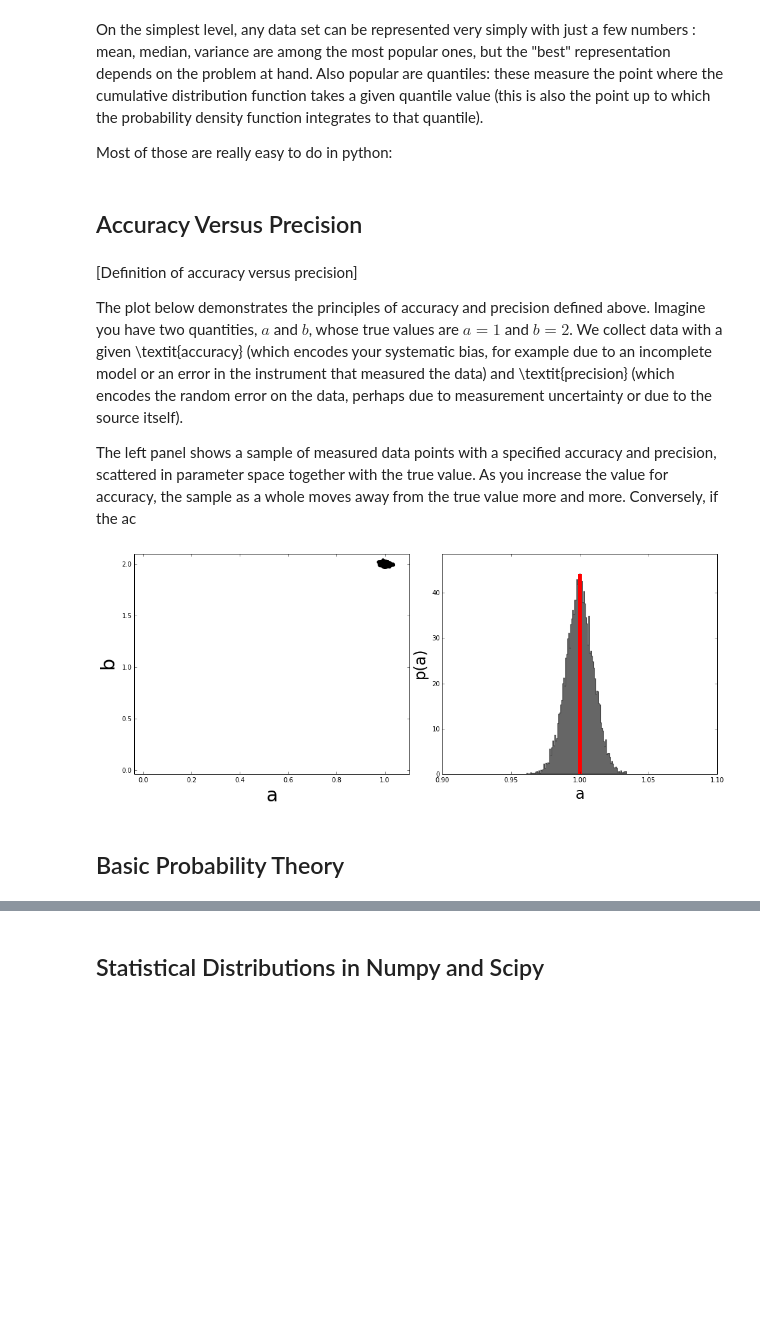
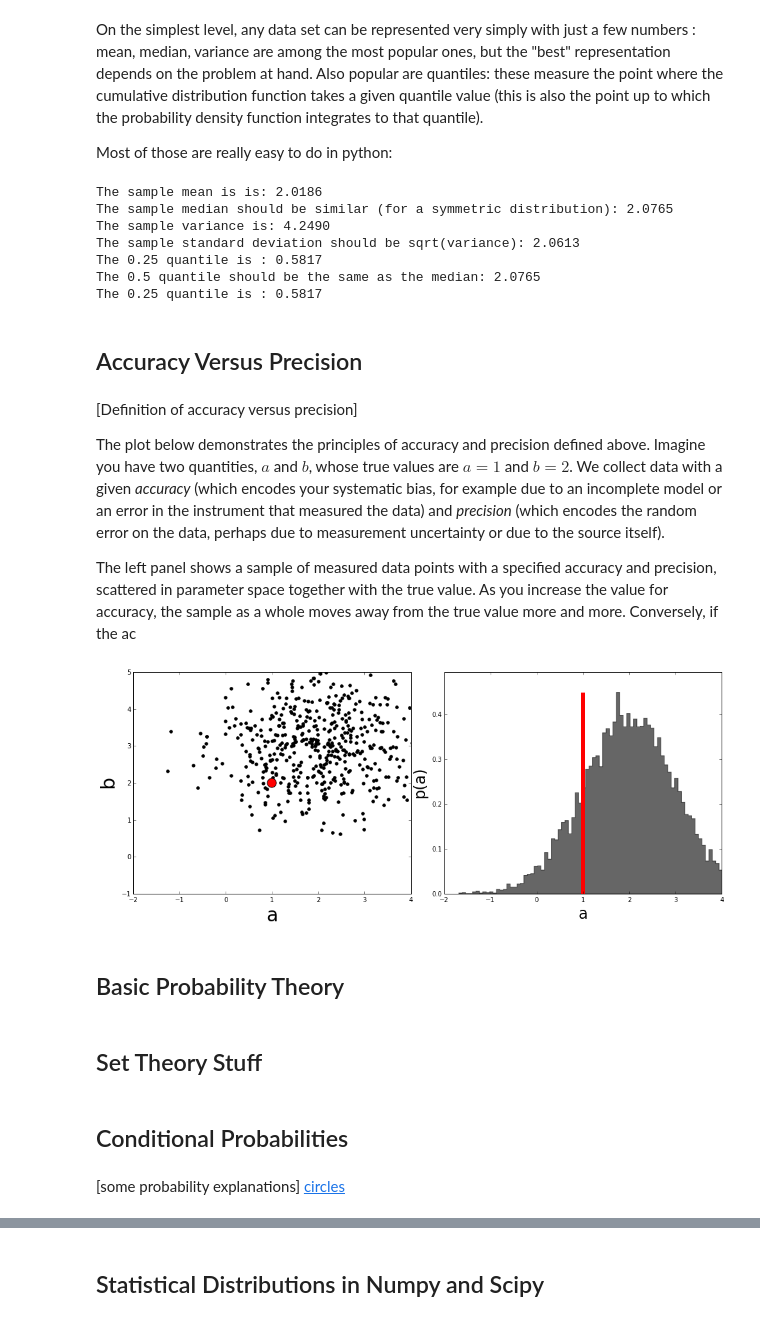
Before and after one commit to dhuppenkothen/ClassicalStatsPython, a Jupyter notebook: classicalstatsexamples.ipynb, the cells around one changed output, grey strips where cells are left out. Cells and saved outputs as stored; diff of their text form; code cells hidden in the pictures; blank space fills up the shorter version.

Commit message:
Add interactive controls for accuracy/precision demo.

```diff
--- a/classicalstatsexamples.ipynb
+++ b/classicalstatsexamples.ipynb
@@ -18,9 +18,11 @@ On the simplest level, any data set can be represented very simply with just a f
 Most of those are really easy to do in python:
 # %%
 ## create s random normally distributed numbers with a mean of 2 and a standard deviation of 2
+s = 10000
 sample = np.random.normal(2,2, size=s)
-#sample = np.random.chisquare(4, size=s)
-#sample = np.random.poisson(20, size=s)
+sample = np.random.chisquare(4, size=s)
+sample = np.random.poisson(20, size=s)
+
 mn = np.mean(sample)
 md = np.median(sample)
 vr = np.var(sample)
@@ -32,6 +34,8 @@ from scipy.stats.mstats import mquantiles as quantiles
 ## a popular choice are the 0.25, 0.5 and 0.75 quantiles
 qn = quantiles(sample, [0.25, 0.5, 0.75])
 
+fig, (ax1, ax2, ax3) =
+
 ## print results
 print("The sample mean is is: %.4f"%mn)
 print("The sample median should be similar (for a symmetric distribution): %.4f"%md)
@@ -40,12 +44,20 @@ print("The sample standard deviation should be sqrt(variance): %.4f"%st)
 print("The 0.25 quantile is : %.4f"%qn[0])
 print("The 0.5 quantile should be the same as the median: %.4f"%qn[1])
 print("The 0.25 quantile is : %.4f"%qn[0])
+# %% [output]
+The sample mean is is: 2.0186
+The sample median should be similar (for a symmetric distribution): 2.0765
+The sample variance is: 4.2490
+The sample standard deviation should be sqrt(variance): 2.0613
+The 0.25 quantile is : 0.5817
+The 0.5 quantile should be the same as the median: 2.0765
+The 0.25 quantile is : 0.5817
 # %% [markdown]
 ## Accuracy Versus Precision
 # %% [markdown]
 [Definition of accuracy versus precision]
 
-The plot below demonstrates the principles of accuracy and precision defined above. Imagine you have two quantities, $a$ and $b$, whose true values are $a=1$ and $b=2$. We collect data with a given \textit{accuracy} (which encodes your systematic bias, for example due to an incomplete model or an error in the instrument that measured the data) and \textit{precision} (which encodes the random error on the data, perhaps due to measurement uncertainty or due to the source itself).
+The plot below demonstrates the principles of accuracy and precision defined above. Imagine you have two quantities, $a$ and $b$, whose true values are $a=1$ and $b=2$. We collect data with a given *accuracy* (which encodes your systematic bias, for example due to an incomplete model or an error in the instrument that measured the data) and *precision* (which encodes the random error on the data, perhaps due to measurement uncertainty or due to the source itself).
 
 The left panel shows a sample of measured data points with a specified accuracy and precision, scattered in parameter space together with the true value. As you increase the value for accuracy, the sample as a whole moves away from the true value more and more. Conversely, if the ac
 # %%
@@ -54,40 +66,53 @@ The left panel shows a sample of measured data points with a specified accuracy
 ## TODO: Add sliders
 def plot_ap(accuracy, precision):
 
-    accuracy = 1 - accuracy
-    precision = 1 - precision
-    xsample = np.random.normal(accuracy, precision**2.0, size=10000)
-    ysample = np.random.normal(accuracy, precision**2.0, size=10000)
-    sample = zip(xsample, ysample)
-
+    # Hardcoded values good for illustration
     a_true = 1.0
     b_true = 2.0
+    xlim = (-2, 4)
+    ylim = (-1, 5)
 
-    fig = figure(figsize=(14,6))
-    subplots_adjust(top=0.9, bottom=0.1, left=0.06, right=0.97, wspace=0.12, hspace=0.1)
-    ax = fig.add_subplot(121)
+    # So users get an intuitive idea of '0==low', '1==high'
+    accuracy, precision = np.clip(1-np.array([accuracy, precision]), 0.001, 1)
 
-    ax.scatter(1.0, 2.0, s=200, c="red")
-    ax.scatter(xsample[:500]+a_true, ysample[:500]+b_true, s=20, c="black")
-    ax.set_xlim([np.min([np.min(xsample), a_true-0.1]), np.max([np.max(xsample), a_true+0.1])])
-    ax.set_ylim([np.min([np.min(ysample), b_true-0.1]),np.max([np.max(ysample), b_true+0.1])])
+    xsample = np.random.normal(a_true+2*accuracy, precision**2.0, size=10000)
+    xsample_small = xsample[:500]
+
+    ysample = np.random.normal(b_true+2*accuracy, precision**2.0, size=10000)
+    ysample_small = ysample[:500]
+
+    fig, (ax, ax2) = plt.subplots(1, 2, figsize=(14,6))
+    plt.subplots_adjust(top=0.9, bottom=0.1, left=0.06, right=0.97, wspace=0.12, hspace=0.1)
+
+    ax.scatter(xsample_small, ysample_small, s=20, c="black")
+    ax.scatter(a_true, b_true, s=200, c="red")
+    ax.set_xlim(xlim)
+    ax.set_ylim(ylim)
     ax.set_xlabel("a", fontsize=30)
     ax.set_ylabel("b", fontsize=30)
 
-    ax2 = fig.add_subplot(122)
-    h1, b1, p1 = hist(xsample+a_true, bins=100, color="black", histtype="stepfilled", alpha=0.6, normed=True)
-    vlines(a_true, 0.0, np.max(h1), lw=6, color="red")
-    ax2.set_xlim([np.min([np.min(b1), a_true-0.1]), np.max([np.max(b1), a_true+0.1])])
+    h1, b1, p1 = plt.hist(xsample, bins=100, color="black", histtype="stepfilled", alpha=0.6, normed=True)
+    plt.vlines(a_true, 0.0, np.max(h1), lw=6, color="red")
+    ax2.set_xlim(xlim)
     ax2.set_ylim([0.0, np.max(h1)*1.1])
     ax2.set_xlabel("a", fontsize=24)
     ax2.set_ylabel("p(a)", fontsize=24)
     return
 
-accuracy = 0.9999
-precision = 0.9
-
-plot_ap(accuracy, precision)
+#accuracy = 0.5
+#precision = 0.5
+#plot_ap(accuracy, precision)
-# %% [output]
-[figure, removed]
+# %%
+from IPython.html.widgets import interact
+interact(plot_ap, accuracy=(0, 1.0), precision=(0, 1.0));
+# %% [output]
+[figure, added]
 # %% [markdown]
 ## Basic Probability Theory
+# %% [markdown]
+## Set Theory Stuff
+# %% [markdown]
+## Conditional Probabilities
+# %% [markdown]
+[some probability explanations]
+[circles](http://mathworld.wolfram.com/Circle-CircleIntersection.html)
```
Also changed, not shown: parts of 7 cells of this notebook.
